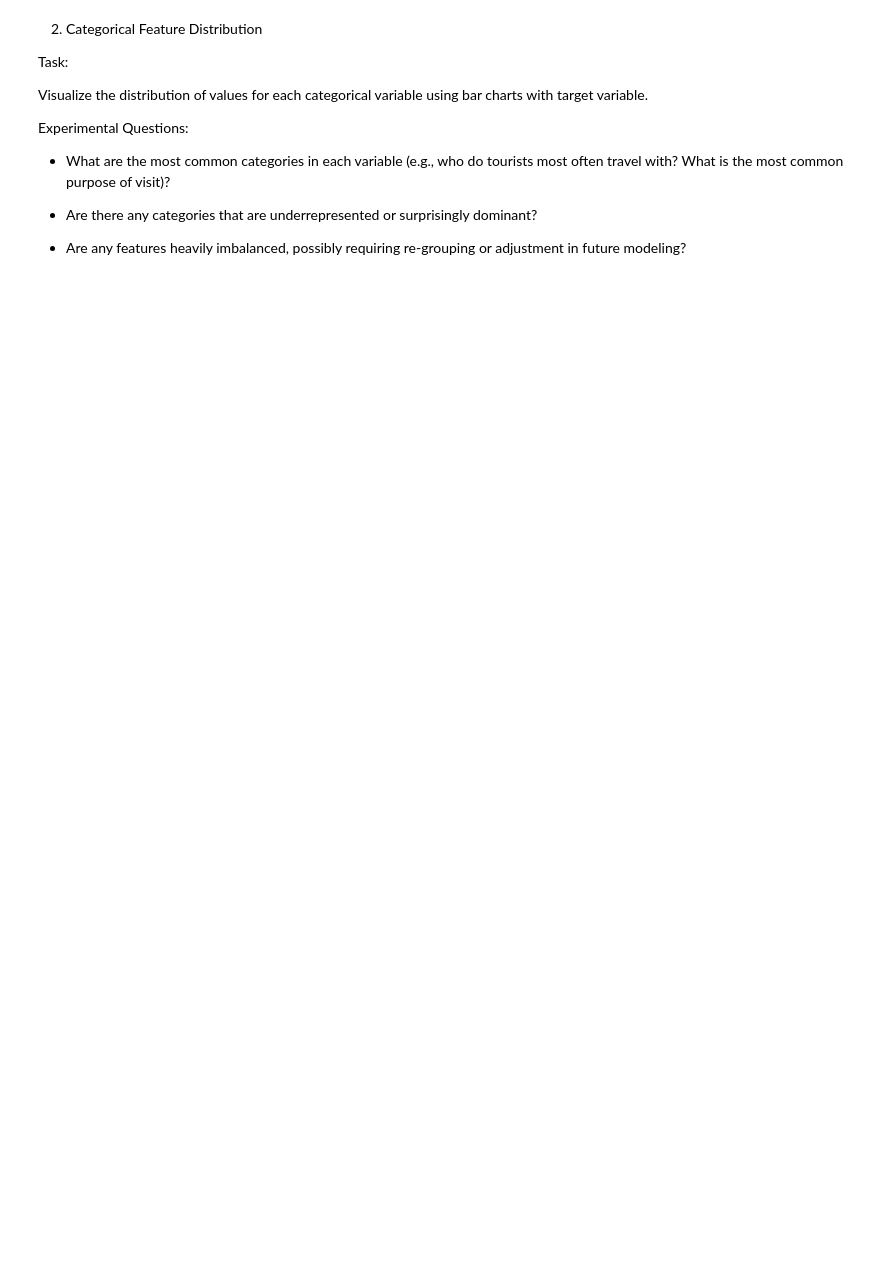
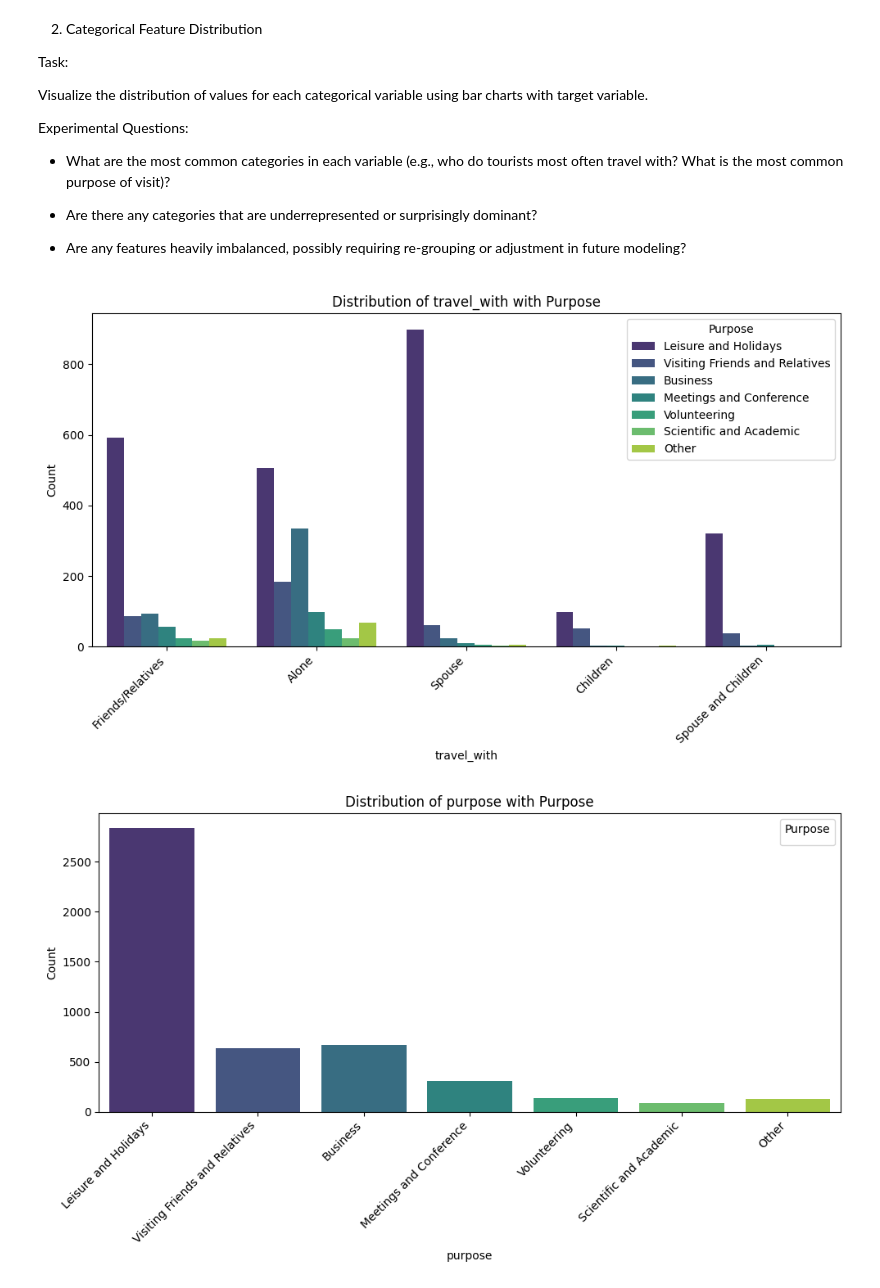
Before and after one commit to AbdiD21/DataScienceBootCamp.JupyterNotebook, a Jupyter notebook: projects/Tanzania Tourism Prediction/Tanzania Tourism Prediction.ipynb, the cells around one changed output. Cells and saved outputs as stored; diff of their text form; code cells hidden in the pictures; blank space fills up the shorter version.

```diff
--- a/projects/Tanzania Tourism Prediction/Tanzania Tourism Prediction.ipynb
+++ b/projects/Tanzania Tourism Prediction/Tanzania Tourism Prediction.ipynb
@@ -90,17 +108,17 @@ Experimental Questions:
 
 - Are any features heavily imbalanced, possibly requiring re-grouping or adjustment in future modeling?
 # %%
-# List of categorical columns to analyze
-categorical_columns = ['travel_with', 'purpose', 'main_activity', 'info_source', 'tour_arrangement', 'payment_mode', 'first_trip_tz']
-
-# Plot the distribution of each categorical variable
+# Visualize the distribution of values for each categorical variable
 for column in categorical_columns:
-    plt.figure(figsiz-e=(10, 6))
-    sns.countplot(data=df, x=column, hue='first_trip_tz', palette='viridis')
-    plt.title(f'Distribution of {column} with Target Variable')
+    plt.figure(figsize=(10, 6))
+    sns.countplot(data=df, x=column, hue='purpose', palette='viridis')
+    plt.title(f'Distribution of {column} with Purpose')
     plt.xticks(rotation=45, ha='right')
     plt.xlabel(column)
     plt.ylabel('Count')
-    plt.legend(title='First Trip to TZ')
+    plt.legend(title='Purpose')
     plt.tight_layout()
     plt.show()
+# %% [output]
+[figure, added]
+[figure, added]
```
Also changed, not shown: parts of 22 cells of this notebook.
